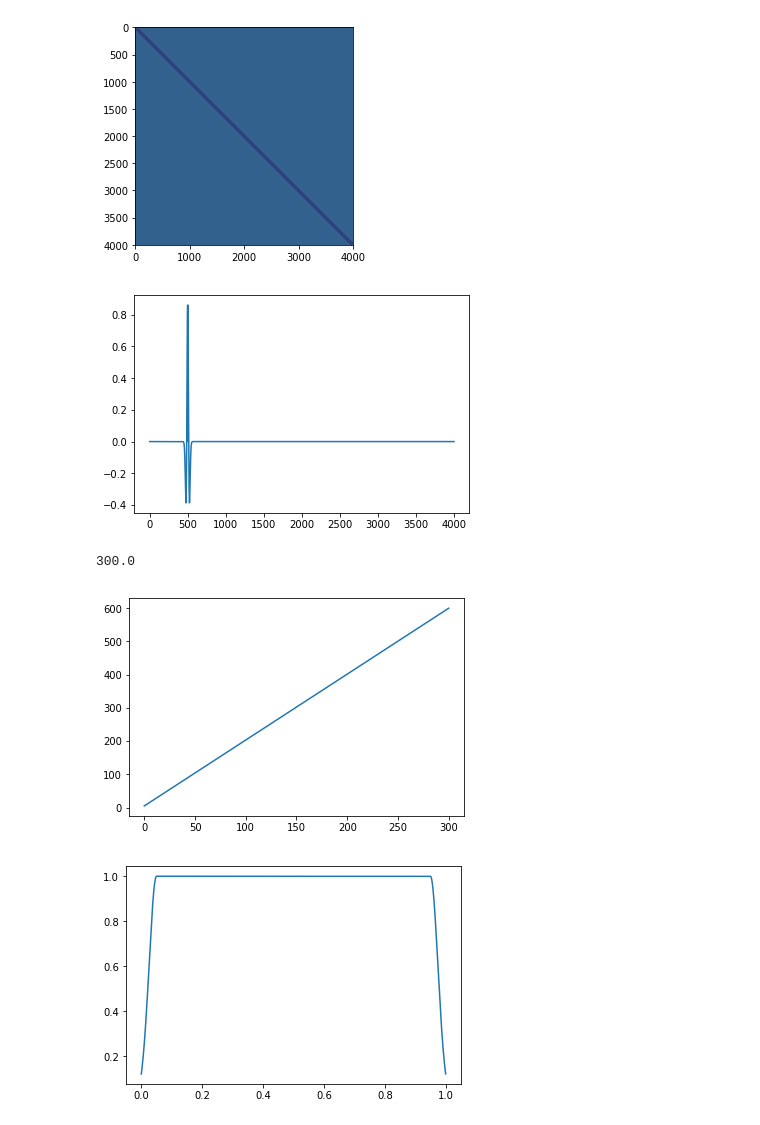
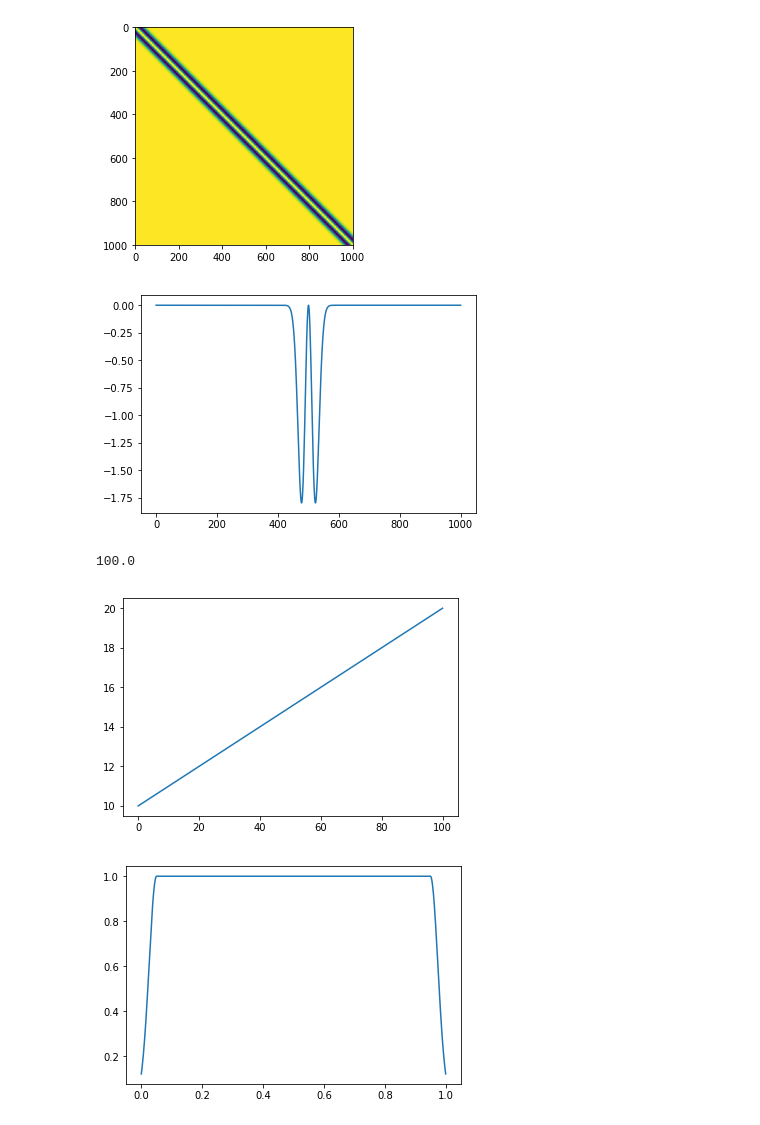
Before and after one commit to mirkoklukas/htmresearch, a Jupyter notebook: projects/gridcells/jupyter/CAN/1d CAN - with place code-Copy1.ipynb, the cells around one changed output. Saved outputs shown, nothing was run; the diff lists cells and outputs as text; code cells hidden in the pictures.

```diff
--- a/projects/gridcells/jupyter/CAN/1d CAN - with place code-Copy1.ipynb
+++ b/projects/gridcells/jupyter/CAN/1d CAN - with place code-Copy1.ipynb
@@ -13,44 +13,44 @@ from htmresearch.support.cans.basic_dynamics import *
 # %%
 
 
-r = 300.
-n = 4000
+r = 100.
+n = 1000
 m = 200
 
 X = np.linspace(0.,r, num=n)
 
 
 D = np.zeros((n, n))
 for i in range(n):
     for j in range(n):
             D[i,j] = np.absolute(X[i] - X[j])
 
 
-J = mexican_hat
+# J = mexican_hat
 # W = create_W(J, D, normalize=True)
 
-# J = W_zero
-W_rec = create_recurrent_weights(J, D, normalize=False)
+J = W_zero
+W_rec = 100.* create_recurrent_weights(J, D, normalize=False)
 
 
 
 # W[W>0]=0.
 
 plt.imshow(W_rec)
 plt.show()
 
 plt.plot(W_rec[500])
 plt.show()
 
 # tonic = - np.mean(W[:,:], axis=1)
 # plt.plot(tonic)
 # %% [output]
-[figure, old version]
+[figure, new version]
-[figure, old version]
+[figure, new version]
 # %%
 print r
-max_boost = r*2.
-min_boost = 5.
+max_boost = 20.
+min_boost = 10.
 
 # boost_mask = (max_boost - min_boost)*np.linspace(0.,1.,num=n)**2 + min_boost
 boost_mask = (max_boost - min_boost)*np.linspace(0.,1.,num=n) + min_boost
@@ -58,8 +58,8 @@ boost_mask = (max_boost - min_boost)*np.linspace(0.,1.,num=n) + min_boost
 plt.plot(np.linspace(0.,r,num=n), boost_mask)
 plt.show()
 # %% [output]
-300.0
+100.0
-[figure, old version]
+[figure, new version]
 # %%
 A = create_envelope(n, steepness=2.1, delta=0.05);
 # A = np.ones(n)
```
Also changed, not shown: parts of 9 cells of this notebook, 2 other files.
